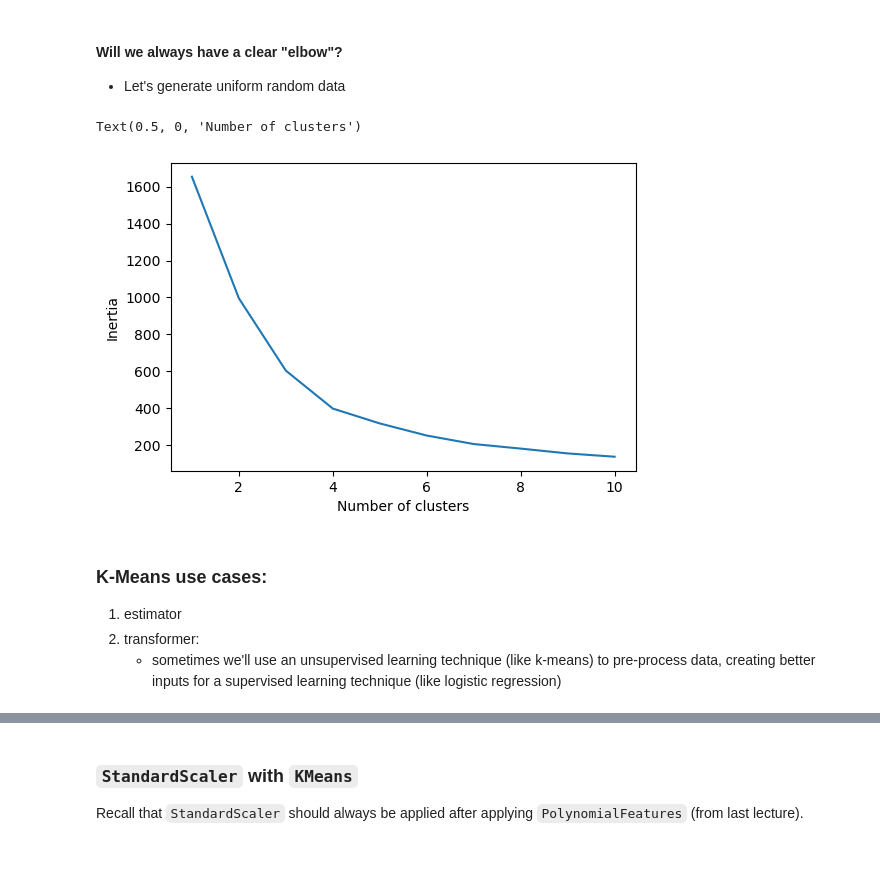
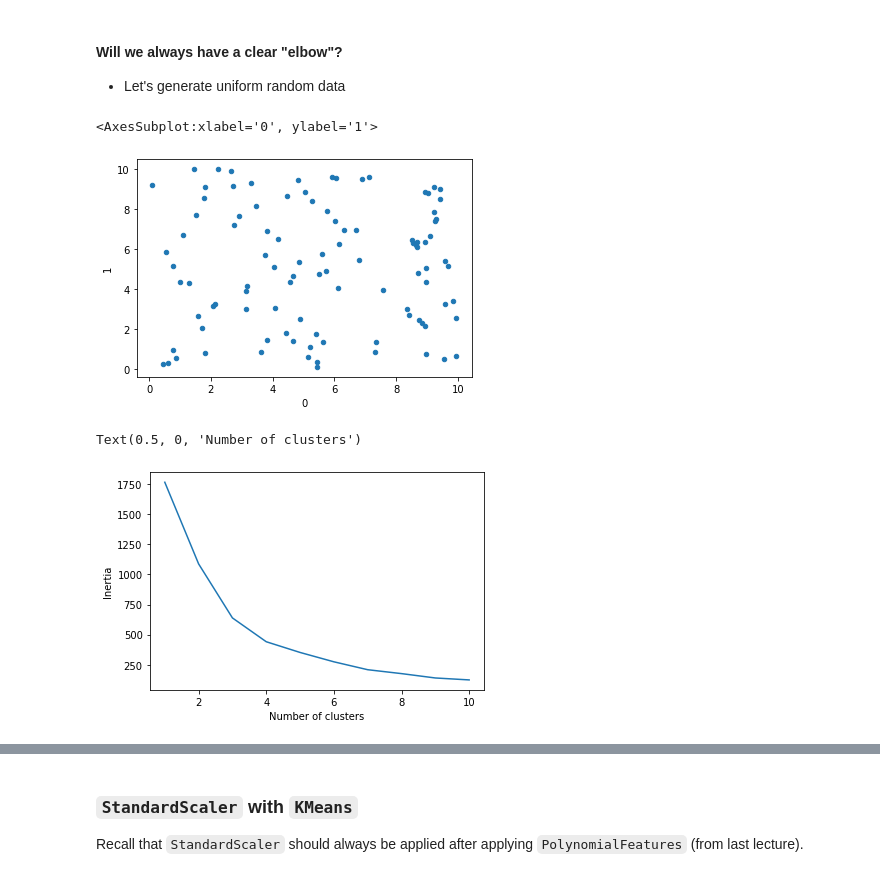
Before and after one commit to msyamkumar/cs320-lecture-notes, a Jupyter notebook: lec_39_Decomposition/lecture.ipynb, the cells around one changed output, grey strips where cells are left out. Cells and saved outputs as stored; diff of their text form; code cells hidden in the pictures.

```diff
--- a/lec_39_Decomposition/lecture.ipynb
+++ b/lec_39_Decomposition/lecture.ipynb
@@ -113,9 +132,13 @@ Text(0.5, 0, 'Number of clusters')
 #### Will we always have a clear "elbow"?
 
 - Let's generate uniform random data
+# %%
+df2 = pd.DataFrame(np.random.uniform(0, 10, (100, 2)))
+df2.plot.scatter(0, 1)
+# %% [output]
+<AxesSubplot:xlabel='0', ylabel='1'>
+[figure, added]
 # %%
-df2 = pd.DataFrame(np.random.uniform(0, 10, (100, 2)))
-
 s = pd.Series(dtype=float)
 
 for num_clusters in range(1, 11):
@@ -128,10 +151,4 @@ ax.set_ylabel("Inertia")
 ax.set_xlabel("Number of clusters")
 # %% [output]
 Text(0.5, 0, 'Number of clusters')
-[figure, old version]
+[figure, new version]
-# %% [markdown]
-### K-Means use cases:
-
-1. estimator
-2. transformer:
-    - sometimes we'll use an unsupervised learning technique (like k-means) to pre-process data, creating better inputs for a supervised learning technique (like logistic regression)
```
Also changed, not shown: parts of 39 cells of this notebook, 1 other file.
